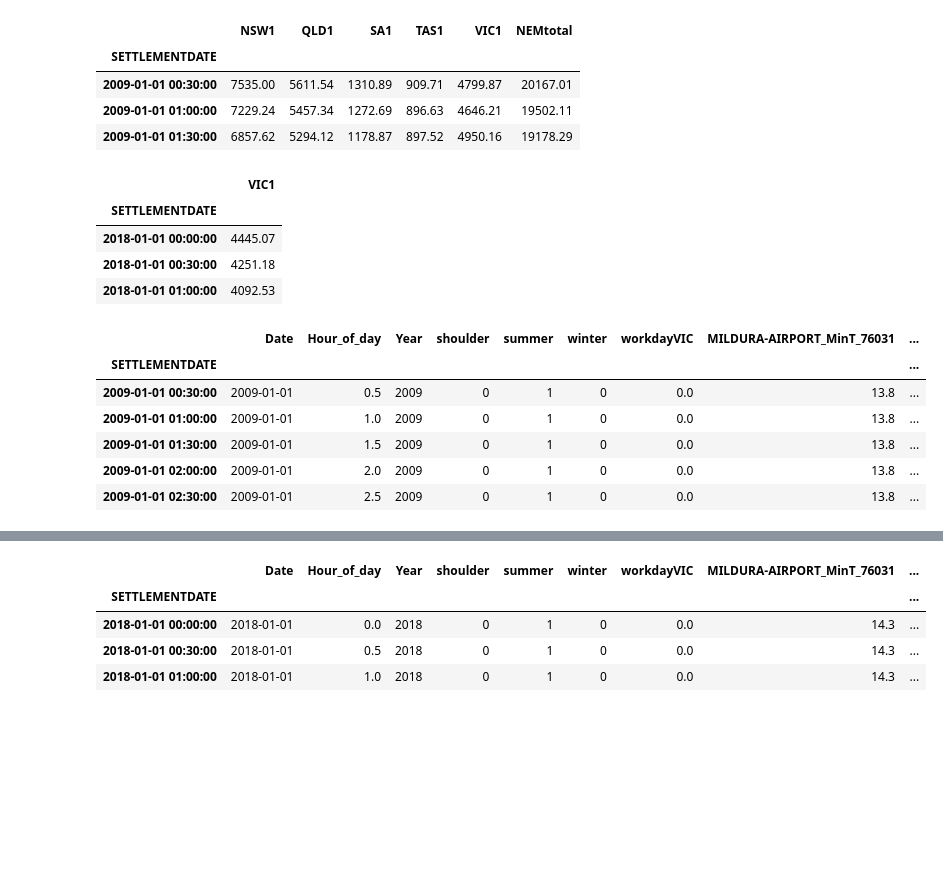
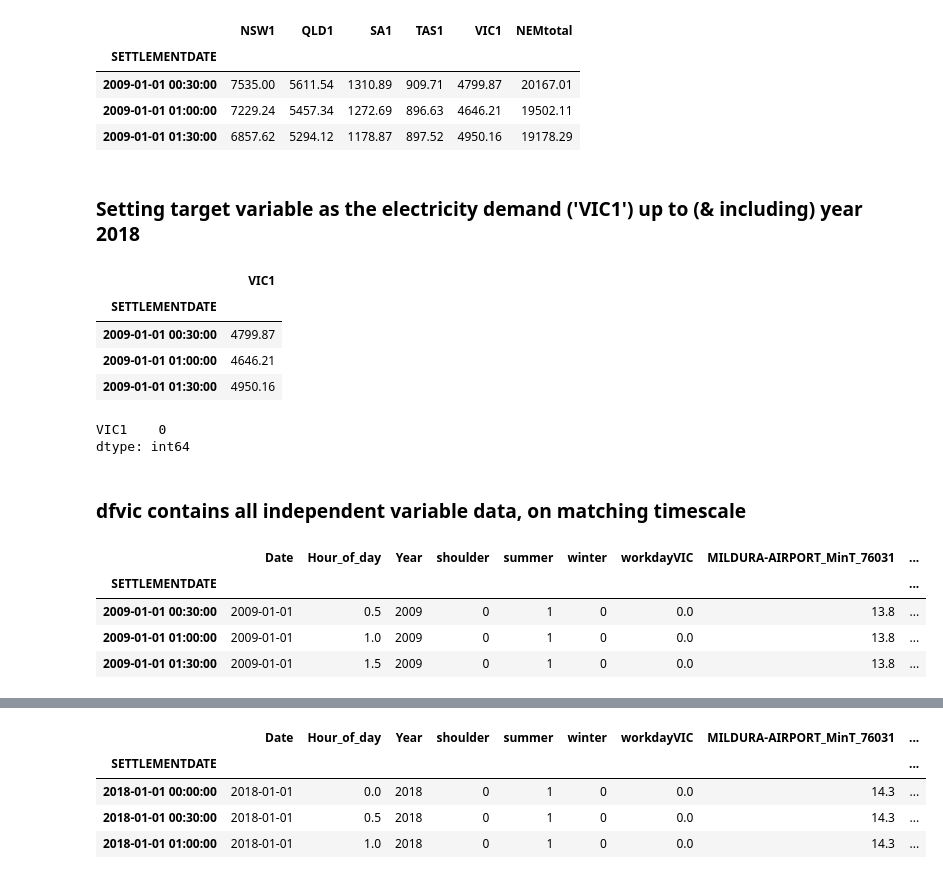
Before and after one commit to pat-hearps/elec-forecast-NEM-GA, a Jupyter notebook: Elec/modelling-analysis/VIC-SARIMAX.ipynb, the cells around one changed output, grey strips where cells are left out. Cells and saved outputs as stored; diff of their text form; code cells hidden in the pictures; blank space fills up the shorter version.

```diff
--- a/Elec/modelling-analysis/VIC-SARIMAX.ipynb
+++ b/Elec/modelling-analysis/VIC-SARIMAX.ipynb
@@ -86,4 +94,4 @@ feat_files
 # %%
-fvic = glob('../data/ready-for-model/*VIC*.csv')[0]
+fvic = glob('../data/ready-for-model/*VIC*interp*.csv')[0]
 fvic
 # %% [output]
@@ -102,23 +110,30 @@ dftarget.head(3)
 | 2009-01-01 00:30:00 | 7535.00 | 5611.54 | 1310.89 | 909.71 | 4799.87 | 20167.01 |
 | 2009-01-01 01:00:00 | 7229.24 | 5457.34 | 1272.69 | 896.63 | 4646.21 | 19502.11 |
 | 2009-01-01 01:30:00 | 6857.62 | 5294.12 | 1178.87 | 897.52 | 4950.16 | 19178.29 |
+# %% [markdown]
+### Setting target variable as the electricity demand ('VIC1') up to (& including) year 2018
 # %%
-target = dftarget[['VIC1']][dftarget.index.year == 2018]
+target = dftarget[['VIC1']][dftarget.index.year != 2019]
 target.head(3)
 # %% [output]
 |  | VIC1 |
 | SETTLEMENTDATE |  |
-| 2018-01-01 00:00:00 | 4445.07 |
-| 2018-01-01 00:30:00 | 4251.18 |
-| 2018-01-01 01:00:00 | 4092.53 |
+| 2009-01-01 00:30:00 | 4799.87 |
+| 2009-01-01 01:00:00 | 4646.21 |
+| 2009-01-01 01:30:00 | 4950.16 |
+# %%
+target.isnull().sum()
+# %% [output]
+VIC1    0
+dtype: int64
+# %% [markdown]
+### dfvic contains all independent variable data, on matching timescale
 # %%
 dfvic = pd.read_csv(fvic, index_col=0, parse_dates=[0])
-dfvic.head()
+dfvic.head(3)
 # %% [output]
 |  | Date | Hour_of_day | Year | shoulder | summer | winter | workdayVIC | MILDURA-AIRPORT_MinT_76031 | ... |
 | SETTLEMENTDATE |  |  |  |  |  |  |  |  | ... |
 | 2009-01-01 00:30:00 | 2009-01-01 | 0.5 | 2009 | 0 | 1 | 0 | 0.0 | 13.8 | ... |
 | 2009-01-01 01:00:00 | 2009-01-01 | 1.0 | 2009 | 0 | 1 | 0 | 0.0 | 13.8 | ... |
 | 2009-01-01 01:30:00 | 2009-01-01 | 1.5 | 2009 | 0 | 1 | 0 | 0.0 | 13.8 | ... |
-| 2009-01-01 02:00:00 | 2009-01-01 | 2.0 | 2009 | 0 | 1 | 0 | 0.0 | 13.8 | ... |
-| 2009-01-01 02:30:00 | 2009-01-01 | 2.5 | 2009 | 0 | 1 | 0 | 0.0 | 13.8 | ... |
```
Also changed, not shown: parts of 68 cells of this notebook, 9 other files.
